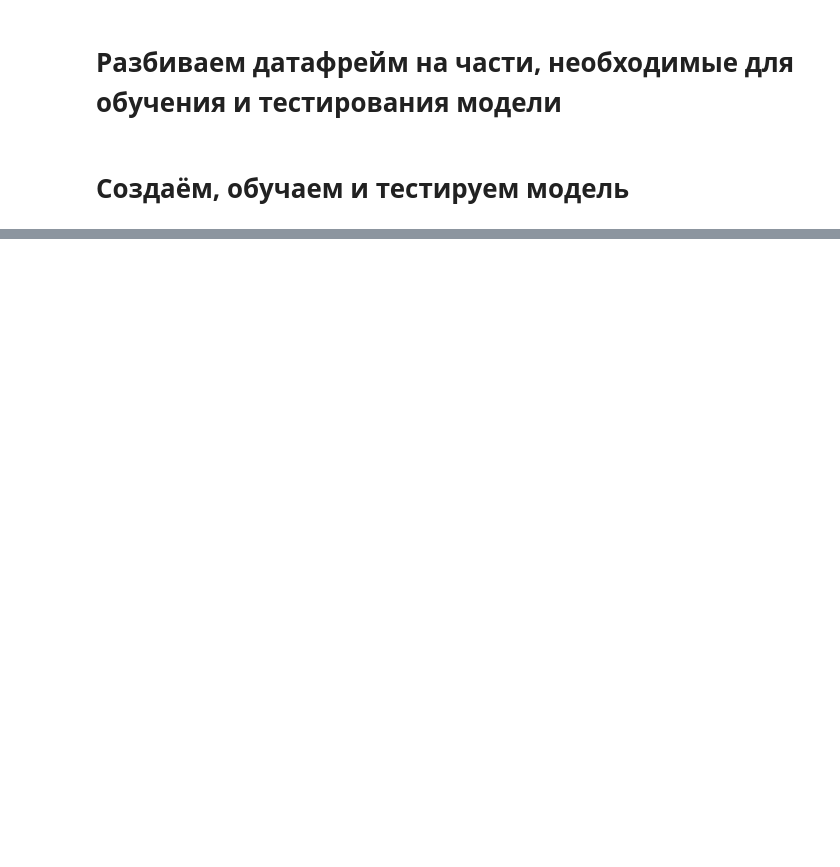
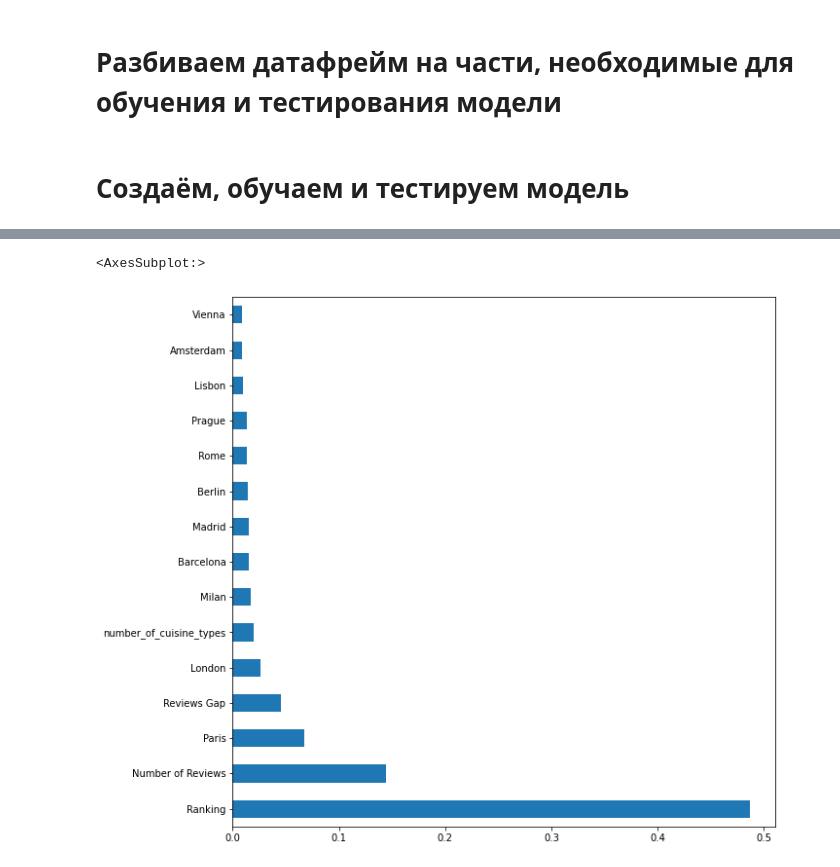
Before and after one commit to Golovolastik/skillfactory_rds, a Jupyter notebook: module_3/my_first_model.ipynb, the cells around one changed output, grey strips where cells are left out. Saved outputs shown, nothing was run; the diff lists cells and outputs as text; code cells hidden in the pictures; blank space fills up the shorter version.

```diff
--- a/module_3/my_first_model.ipynb
+++ b/module_3/my_first_model.ipynb
@@ -148,3 +146,18 @@ df[df['Reviews Gap'] == 3207]
+# %%
+def convert_price(row):
+    if row == '$':
+        return 1
+    elif row == '$$ - $$$':
+        return 2
+    elif row == '$$$$':
+        return 3
+# %%
+df['Price Range Mod'] = df['Price Range'].apply(convert_price)
+# %%
+df['Price Range Mod'].fillna(2, inplace=True)
+# %%
+df = df.drop(['Restaurant_id', 'City', 'Cuisine Style', 'Reviews', 'URL_TA', 'ID_TA', 'Review_date',
+             'Price Range', 'First Review', 'Last Review'], axis=1)
 # %% [markdown]
 # Разбиваем датафрейм на части, необходимые для обучения и тестирования модели
 # %%
@@ -183,3 +198,11 @@ MAE: 0.214135
+# %%
+# в RandomForestRegressor есть возможность вывести самые важные признаки для модели
+plt.rcParams['figure.figsize'] = (10,10)
+feat_importances = pd.Series(regr.feature_importances_, index=X.columns)
+feat_importances.nlargest(15).plot(kind='barh')
+# %% [output]
+<AxesSubplot:>
+[figure, added]
 # %%
 df.info()
 # %% [output]
```
Also changed, not shown: parts of 7 cells of this notebook.
